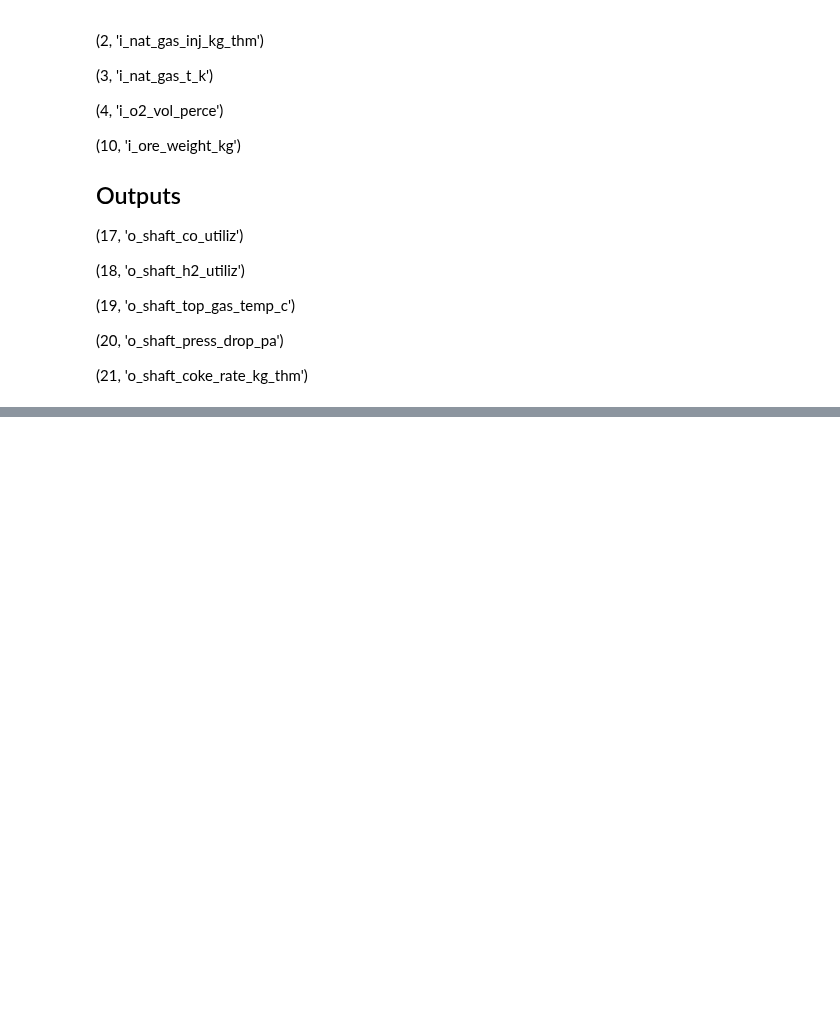
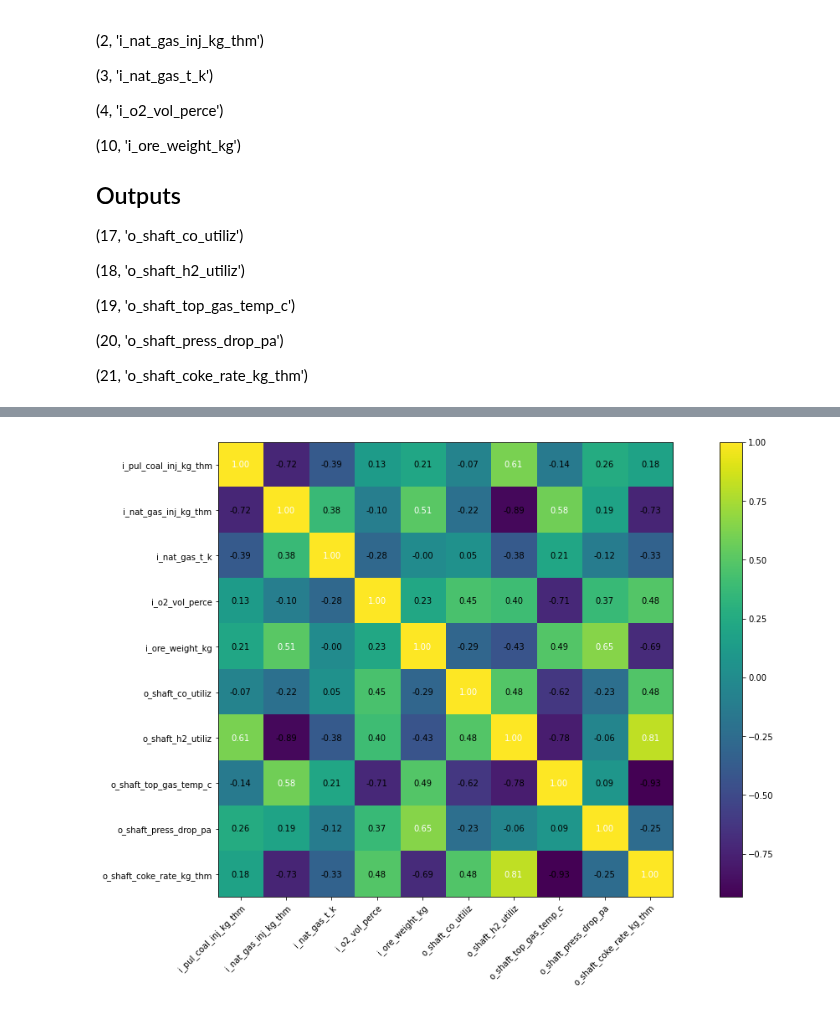
Before and after one commit to rcalix1/ProbabilityDensityFunctionsFromNeuralNets, a Jupyter notebook: experiments/august2022/CFDShaftF1plusF2.ipynb, the cells around one changed output, grey strips where cells are left out. Cells and saved outputs as stored; diff of their text form; code cells hidden in the pictures; blank space fills up the shorter version.

```diff
--- a/experiments/august2022/CFDShaftF1plusF2.ipynb
+++ b/experiments/august2022/CFDShaftF1plusF2.ipynb
@@ -77,3 +77,5 @@ np.set_printoptions(suppress=True)
 torch.set_printoptions(sci_mode=False)
 
 #######################################################
+# %%
+CFD_raw_data = pd.read_csv('CFD.6.2022.csv')
@@ -79,0 +108,12 @@ torch.set_printoptions(sci_mode=False)
+# %%
+my_allInputs_shaft_names = ['i_pul_coal_inj_kg_thm','i_nat_gas_inj_kg_thm','i_nat_gas_t_k','i_o2_vol_perce',
+                              'i_ore_weight_kg', 'o_shaft_co_utiliz', 'o_shaft_h2_utiliz',
+                              'o_shaft_top_gas_temp_c', 'o_shaft_press_drop_pa', 'o_shaft_coke_rate_kg_thm']
+
+
+
+cm = np.corrcoef(CFD_raw_data[my_allInputs_shaft_names].values.T)
+hm = heatmap(cm, row_names=my_allInputs_shaft_names, column_names=my_allInputs_shaft_names, figsize=(20, 10))
+plt.show()
+# %% [output]
+[figure, added]
```
Also changed, not shown: parts of 15 cells of this notebook.
